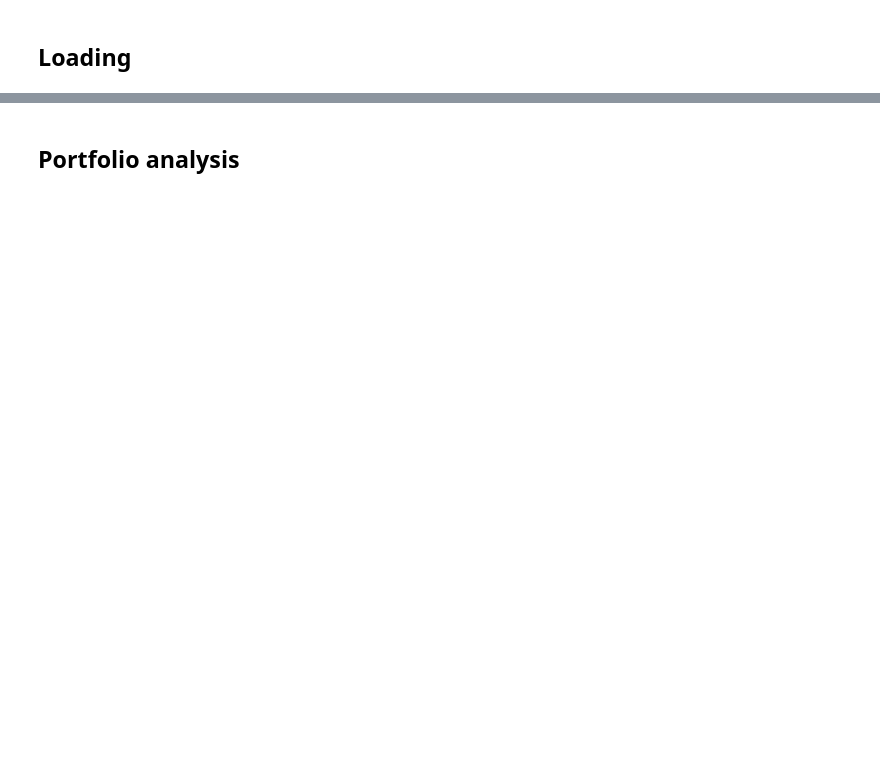
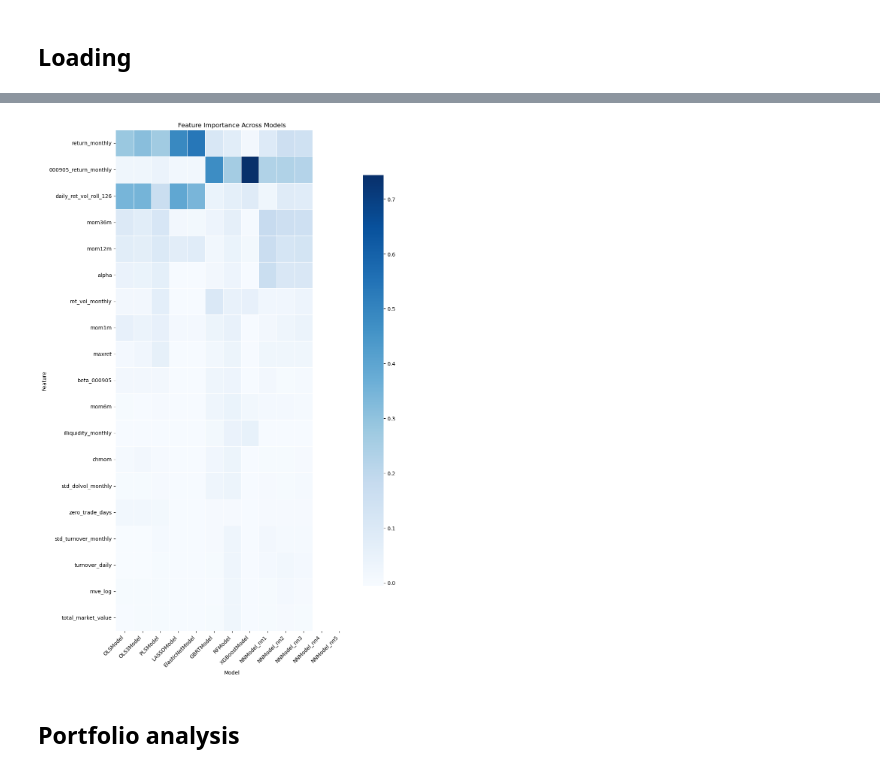
Before and after one commit to howie-zeng/Chinese-Stock-Market-Analysis--Long-Term-Trends, a Jupyter notebook: test.ipynb, the cells around one changed output, grey strips where cells are left out. Drawn from its saved outputs; the diff is of its cells as text; code cells hidden in the pictures; blank space fills up the shorter version.

```diff
--- a/test.ipynb
+++ b/test.ipynb
@@ -165,2 +277,6 @@ importance_df.apply(lambda x: (x - x.min()) / (x.max() - x.min()), axis=0)
+# %%
+sorted_df = mp.characteristic_feature_importance(importance_df_current)
+# %% [output]
+[figure, added]
 # %% [markdown]
 ## Portfolio analysis
```
Also changed, not shown: parts of 45 cells of this notebook, 4 other files.
